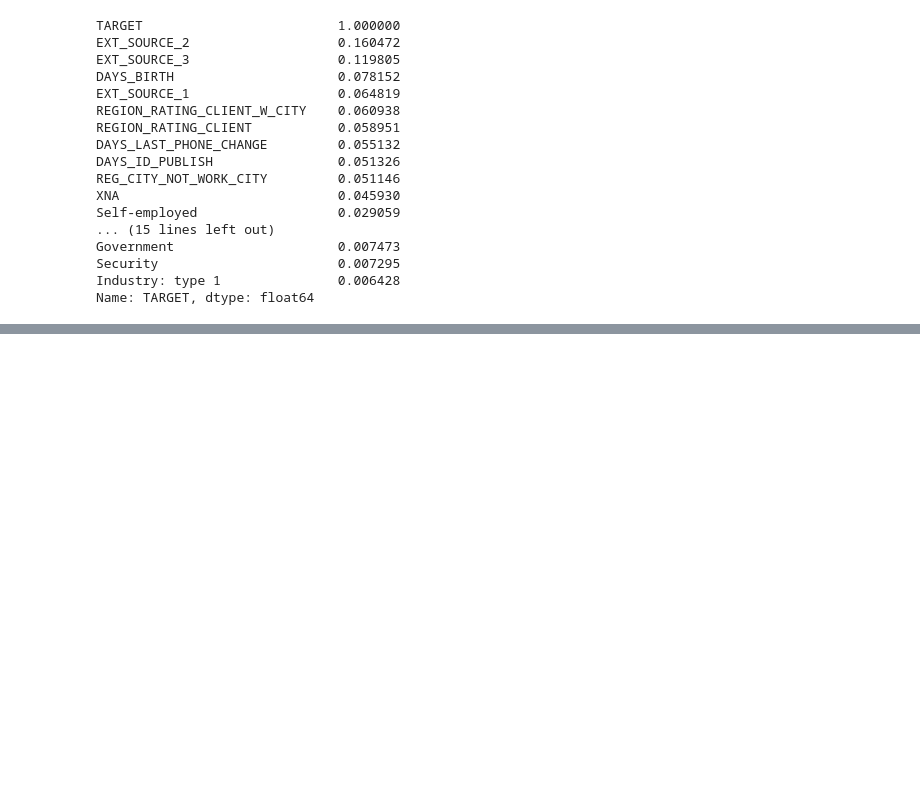
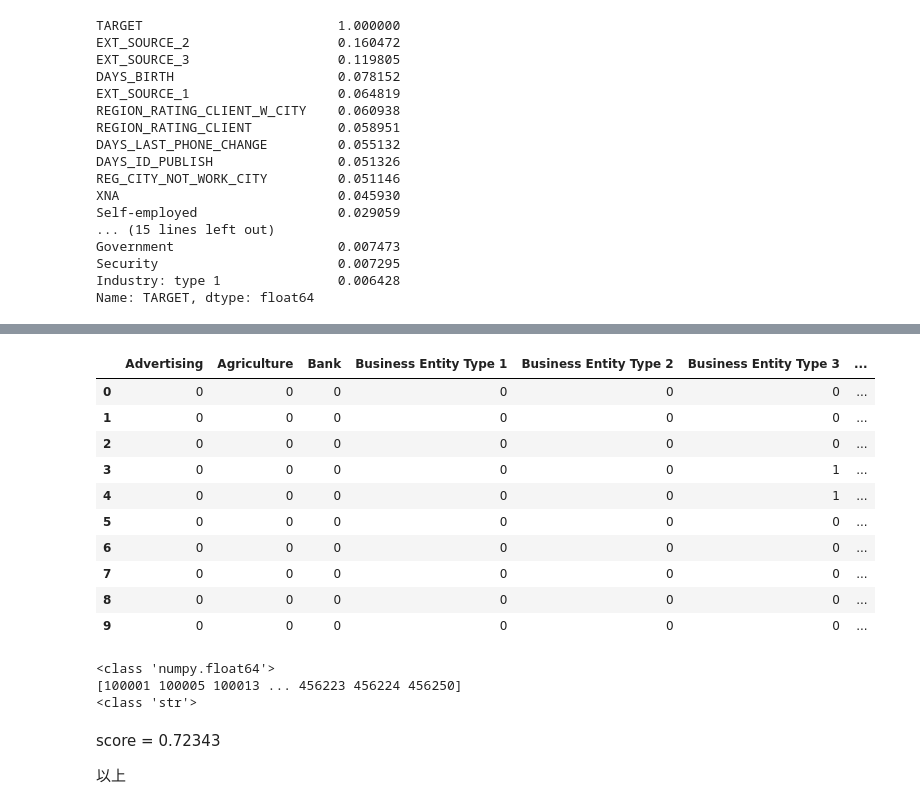
Before and after one commit to ishizucat/diveintocode-ml, a Jupyter notebook: Term1_Sprint01.ipynb, the cells around one changed output, grey strips where cells are left out. Drawn from its saved outputs; the diff is of its cells as text; code cells hidden in the pictures; blank space fills up the shorter version.

```diff
--- a/Term1_Sprint01.ipynb
+++ b/Term1_Sprint01.ipynb
@@ -444,0 +469,29 @@ print(sum(cv_results["auc-mean"])/ len(cv_results["auc-mean"]))
+# %%
+#中央値の生成
+median1 = df_raw_test["EXT_SOURCE_1"].median()
+median2 = df_raw_test["EXT_SOURCE_2"].median()
+median3 = df_raw_test["EXT_SOURCE_3"].median()
+
+print("EXT_SOURCE_1の中央値：{}".format(median1))
+print("EXT_SOURCE_2の中央値：{}".format(median2))
+print("EXT_SOURCE_3の中央値：{}".format(median3))
+print("---------------------------------------------------------------")
+
+#DataFrameのコピー
+df_fill_test = df_raw_test.copy()
+
+#df_fill = df_fill.query('EXT_SOURCE_3 != 0.000527')
+df_fill_test = df_fill_test.query("EXT_SOURCE_2 < 0.855")
+
+
+#中央値で補完
+df_fill_test["EXT_SOURCE_1"].fillna(0, inplace=True)
+df_fill_test["EXT_SOURCE_2"].fillna(0, inplace=True)
+df_fill_test["EXT_SOURCE_3"].fillna(0, inplace=True)
+df_fill_test["DAYS_BIRTH"].fillna(0, inplace=True)
+df_fill_test["DAYS_LAST_PHONE_CHANGE"].fillna(0, inplace=True)
+df_fill_test["DAYS_ID_PUBLISH"].fillna(0, inplace=True)
+
+###なお、scikit-learnのImputerクラスでも同様のことが可能
+
+print(df_fill_test.info())
@@ -444,0 +509,25 @@ print(sum(cv_results["auc-mean"])/ len(cv_results["auc-mean"]))
+# %%
+#onehot化
+cat_test = df_raw_test.ORGANIZATION_TYPE.value_counts().index.values
+
+ORGANIZATION_TYPE_1hot = pd.get_dummies(df_raw_test["ORGANIZATION_TYPE"], columns = cat_test)
+
+df_test = df_fill_test.loc[: , ["EXT_SOURCE_1","EXT_SOURCE_2","EXT_SOURCE_3",
+                        "DAYS_BIRTH",  "REGION_RATING_CLIENT_W_CITY", "REGION_RATING_CLIENT",
+                      "DAYS_LAST_PHONE_CHANGE", "DAYS_ID_PUBLISH", "REG_CITY_NOT_WORK_CITY"]]
+
+df_test = pd.concat([ORGANIZATION_TYPE_1hot, df_test], axis=1)
+
+df_test.head(10)
+# %% [output]
+|  | Advertising | Agriculture | Bank | Business Entity Type 1 | Business Entity Type 2 | Business Entity Type 3 | ... |
+| 0 | 0 | 0 | 0 | 0 | 0 | 0 | ... |
+| 1 | 0 | 0 | 0 | 0 | 0 | 0 | ... |
+| 2 | 0 | 0 | 0 | 0 | 0 | 0 | ... |
+| 3 | 0 | 0 | 0 | 0 | 0 | 1 | ... |
+| 4 | 0 | 0 | 0 | 0 | 0 | 1 | ... |
+| 5 | 0 | 0 | 0 | 0 | 0 | 0 | ... |
+| 6 | 0 | 0 | 0 | 0 | 0 | 0 | ... |
+| 7 | 0 | 0 | 0 | 0 | 0 | 0 | ... |
+| 8 | 0 | 0 | 0 | 0 | 0 | 0 | ... |
+| 9 | 0 | 0 | 0 | 0 | 0 | 0 | ... |
@@ -444,0 +543,12 @@ print(sum(cv_results["auc-mean"])/ len(cv_results["auc-mean"]))
+# %%
+#結果を提出形式に変換
+ypred = list(ypred)
+print(type(ypred[0]))
+ID = df_raw_test.SK_ID_CURR.values
+print(ID)
+ypred_f = [str(i)+","+str(j) for i, j in zip(ID,ypred)]
+print(type(ypred_f[0]))
+# %% [output]
+<class 'numpy.float64'>
+[100001 100005 100013 ... 456223 456224 456250]
+<class 'str'>
@@ -444,0 +560,4 @@ print(sum(cv_results["auc-mean"])/ len(cv_results["auc-mean"]))
+# %% [markdown]
+score = 0.72343
+
+以上
```
Also changed, not shown: parts of 22 cells of this notebook.
